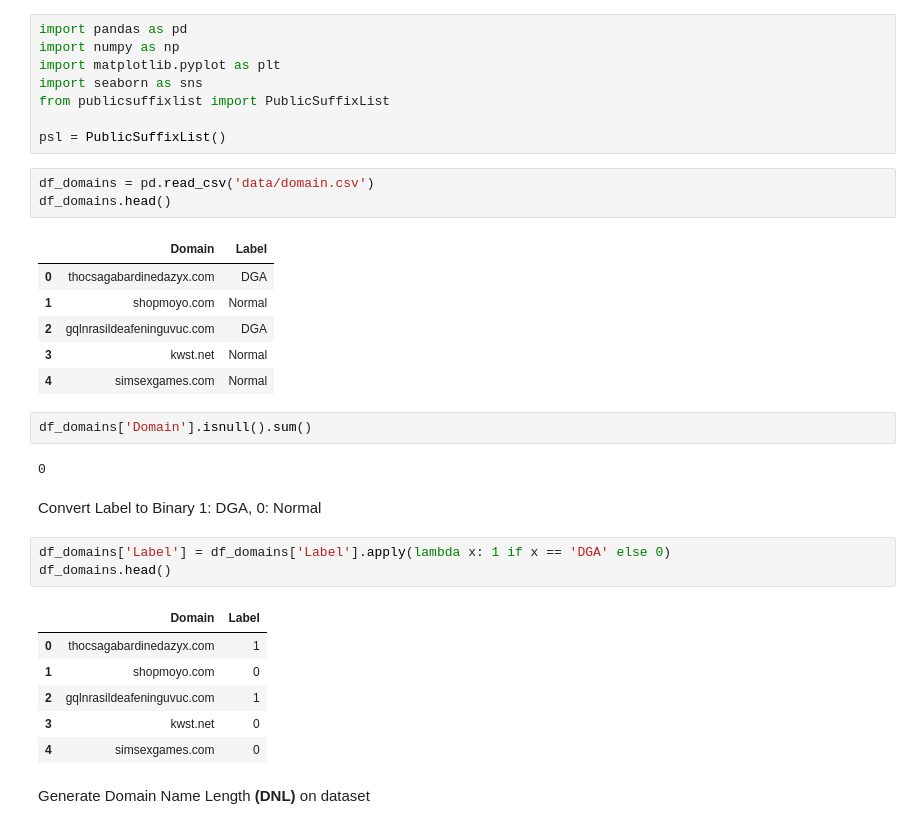
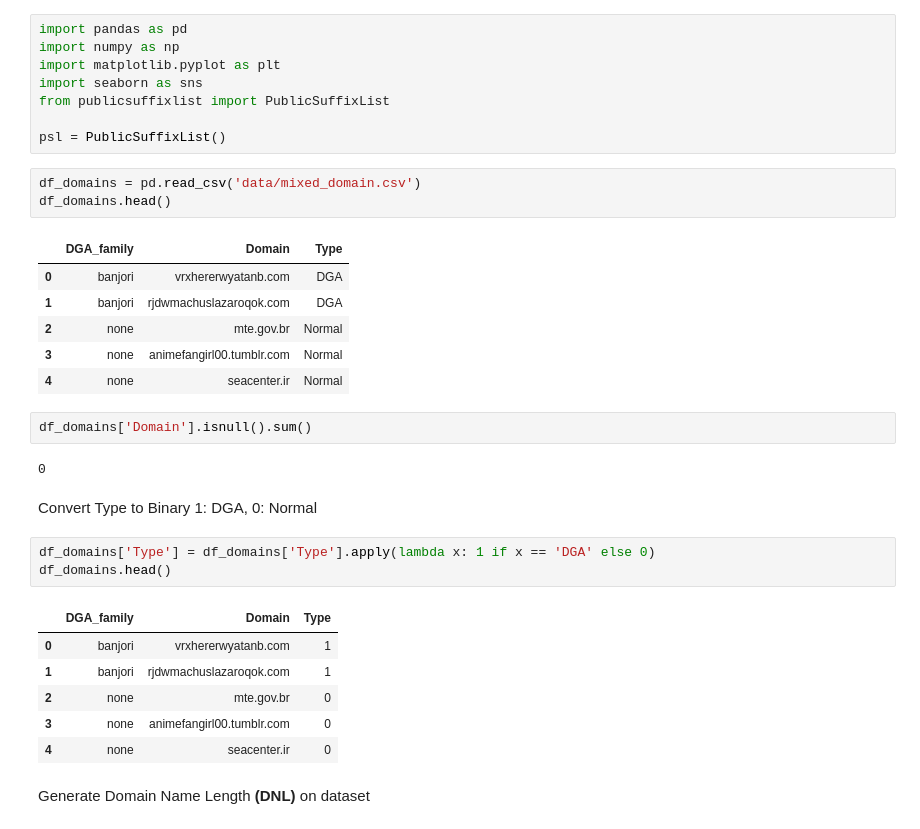
Before and after one commit to hmaccelerate/DGA_Detection, a Jupyter notebook: FeatureEngineering.ipynb, the cells around one changed output. Saved outputs shown, nothing was run; the diff lists cells and outputs as text.

Commit message:
Update FeatureEngineering.ipynb
Change label to type

```diff
--- a/FeatureEngineering.ipynb
+++ b/FeatureEngineering.ipynb
@@ -7,31 +7,31 @@ from publicsuffixlist import PublicSuffixList
 
 psl = PublicSuffixList()
 # %%
-df_domains = pd.read_csv('data/domain.csv')
+df_domains = pd.read_csv('data/mixed_domain.csv')
 df_domains.head()
 # %% [output]
-|  | Domain | Label |
-| 0 | thocsagabardinedazyx.com | DGA |
-| 1 | shopmoyo.com | Normal |
-| 2 | gqlnrasildeafeninguvuc.com | DGA |
-| 3 | kwst.net | Normal |
-| 4 | simsexgames.com | Normal |
+|  | DGA_family | Domain | Type |
+| 0 | banjori | vrxhererwyatanb.com | DGA |
+| 1 | banjori | rjdwmachuslazaroqok.com | DGA |
+| 2 | none | mte.gov.br | Normal |
+| 3 | none | animefangirl00.tumblr.com | Normal |
+| 4 | none | seacenter.ir | Normal |
 # %%
 df_domains['Domain'].isnull().sum()
 # %% [output]
 0
 # %% [markdown]
-Convert Label to Binary 1: DGA, 0: Normal
+Convert Type to Binary 1: DGA, 0: Normal
 # %%
-df_domains['Label'] = df_domains['Label'].apply(lambda x: 1 if x == 'DGA' else 0)
+df_domains['Type'] = df_domains['Type'].apply(lambda x: 1 if x == 'DGA' else 0)
 df_domains.head()
 # %% [output]
-|  | Domain | Label |
-| 0 | thocsagabardinedazyx.com | 1 |
-| 1 | shopmoyo.com | 0 |
-| 2 | gqlnrasildeafeninguvuc.com | 1 |
-| 3 | kwst.net | 0 |
-| 4 | simsexgames.com | 0 |
+|  | DGA_family | Domain | Type |
+| 0 | banjori | vrxhererwyatanb.com | 1 |
+| 1 | banjori | rjdwmachuslazaroqok.com | 1 |
+| 2 | none | mte.gov.br | 0 |
+| 3 | none | animefangirl00.tumblr.com | 0 |
+| 4 | none | seacenter.ir | 0 |
 # %% [markdown]
 Generate Domain Name Length **(DNL)** on dataset
 # %%
```
Also changed, not shown: parts of 6 cells of this notebook.
